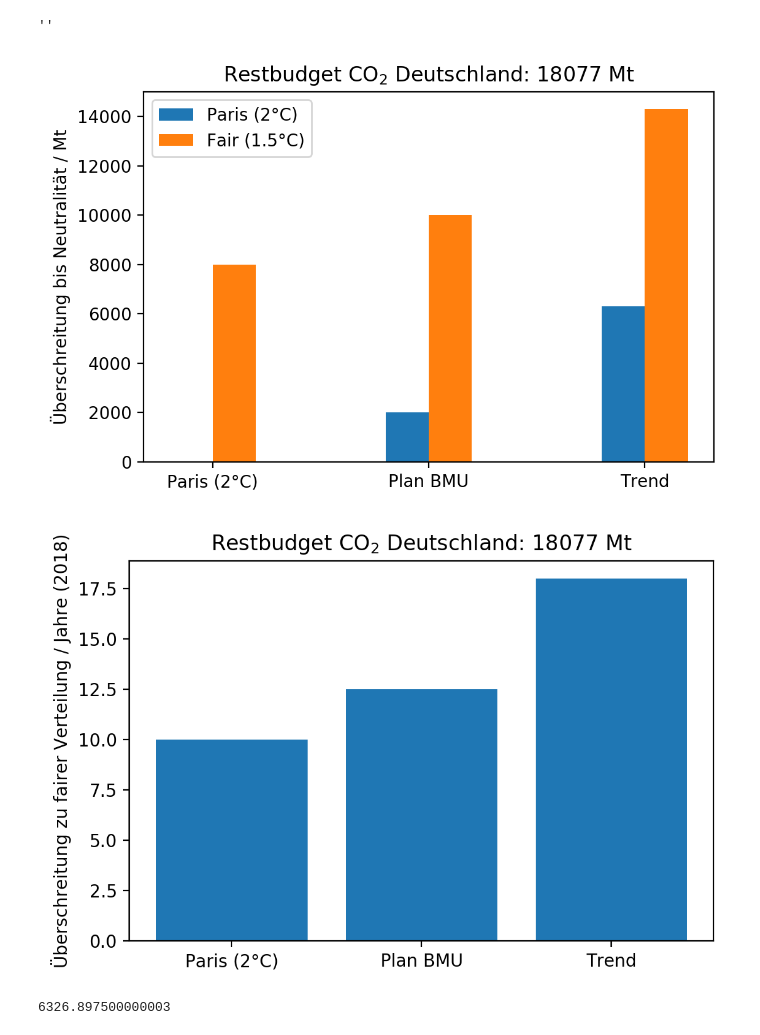
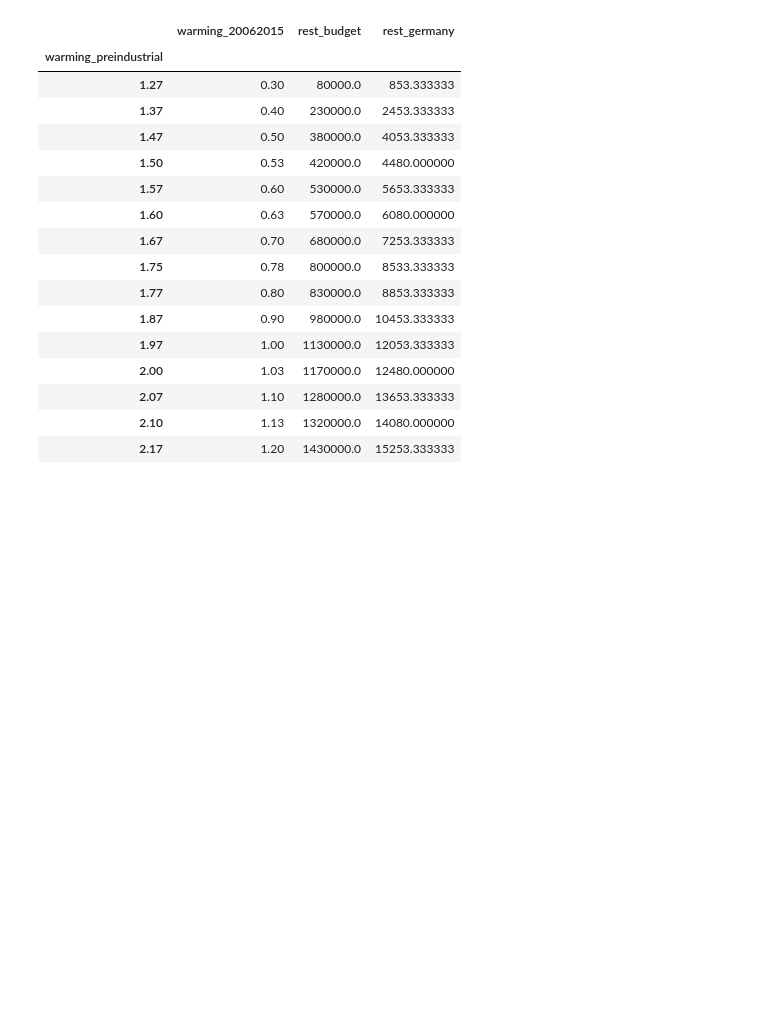
Before and after one commit to s4f-dortmund/open_data_notebooks, a Jupyter notebook: co2_germany_since_1990.ipynb, the cells around one changed output. Drawn from its saved outputs; the diff is of its cells as text; code cells hidden in the pictures; blank space fills up the shorter version.

```diff
--- a/co2_germany_since_1990.ipynb
+++ b/co2_germany_since_1990.ipynb
@@ -254,27 +7,41 @@ Text(0.5,0,'Jahr')
-# %%
-plt.figure(dpi=200)
-plt.bar(np.arange(1,4)-0.1,[0,2000,6300], width=0.2, label='Paris (2°C)')
-
-plt.title(f'Restbudget CO$_2$ Deutschland: {budget:.0f} Mt')
-plt.ylabel('Überschreitung bis Neutralität / Mt')
-;
-plt.bar(np.arange(1,4)+0.1,[8000,10000,14300], width=0.2, label='Fair (1.5°C)')
-
-plt.xticks(np.arange(1,4),['Paris (2°C)','Plan BMU','Trend'])
-plt.legend()
-
-;
-plt.figure(dpi=200)
-plt.bar(['Paris (2°C)','Plan BMU','Trend'],[10,12.5,18])
-
-plt.title(f'Restbudget CO$_2$ Deutschland: {budget:.0f} Mt')
-plt.ylabel('Überschreitung zu fairer Verteilung / Jahre (2018)')
-;
-# %% [output]
-''
-[figure, removed]
-[figure, removed]
-# %%
-budget / 2 * 2.7 - budget
-# %% [output]
-6326.897500000003
+# %%
+GERMAN_POPULATION = 80e6
+WORLD_POPULATION = 7.5e9
+# %%
+df = pd.read_csv(
+    'co2_emissions_de.csv',
+    index_col=0,
+    comment='#',
+    parse_dates=['year'],
+)
+df['emissions'] /= 1e3 # kt to Mt
+
+targets_klimaplan = pd.read_csv('targets_klimaplan2050.csv', comment='#', index_col=0, parse_dates=['year'])
+df = df.join(targets_klimaplan, how='outer')
+
+
+budgets = pd.read_csv('./co2_rest_budgets.csv', comment='#')
+difference = (budgets['warming_preindustrial'] - budgets['warming_20062015']).mean()
+budgets['warming_preindustrial'] = budgets['warming_20062015'] + difference
+budgets['rest_budget'] *= 1e3 # Gt to Mt
+budgets['rest_germany'] = budgets['rest_budget'] * GERMAN_POPULATION / WORLD_POPULATION
+budgets.set_index('warming_preindustrial', inplace=True)
+budgets
+# %% [output]
+|  | warming_20062015 | rest_budget | rest_germany |
+| warming_preindustrial |  |  |  |
+| 1.27 | 0.30 | 80000.0 | 853.333333 |
+| 1.37 | 0.40 | 230000.0 | 2453.333333 |
+| 1.47 | 0.50 | 380000.0 | 4053.333333 |
+| 1.50 | 0.53 | 420000.0 | 4480.000000 |
+| 1.57 | 0.60 | 530000.0 | 5653.333333 |
+| 1.60 | 0.63 | 570000.0 | 6080.000000 |
+| 1.67 | 0.70 | 680000.0 | 7253.333333 |
+| 1.75 | 0.78 | 800000.0 | 8533.333333 |
+| 1.77 | 0.80 | 830000.0 | 8853.333333 |
+| 1.87 | 0.90 | 980000.0 | 10453.333333 |
+| 1.97 | 1.00 | 1130000.0 | 12053.333333 |
+| 2.00 | 1.03 | 1170000.0 | 12480.000000 |
+| 2.07 | 1.10 | 1280000.0 | 13653.333333 |
+| 2.10 | 1.13 | 1320000.0 | 14080.000000 |
+| 2.17 | 1.20 | 1430000.0 | 15253.333333 |
```
Also changed, not shown: parts of 16 cells of this notebook, 3 other files.
